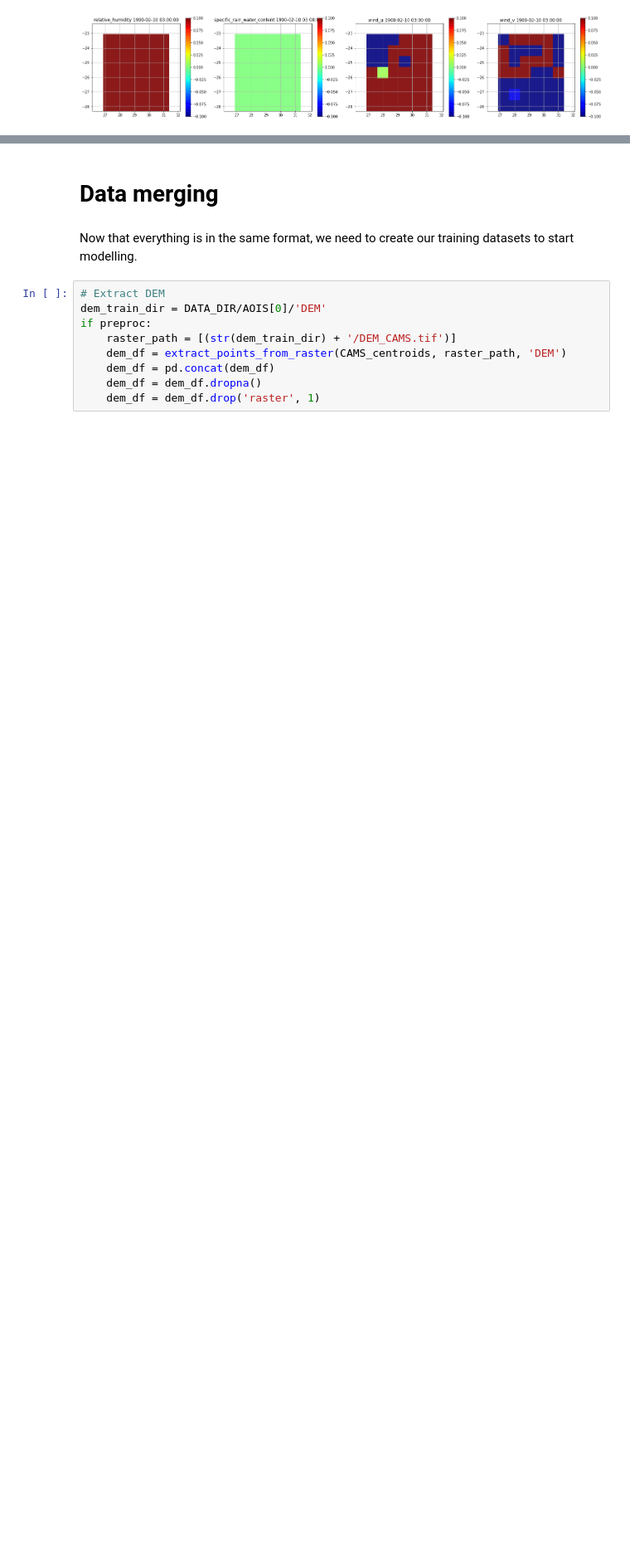
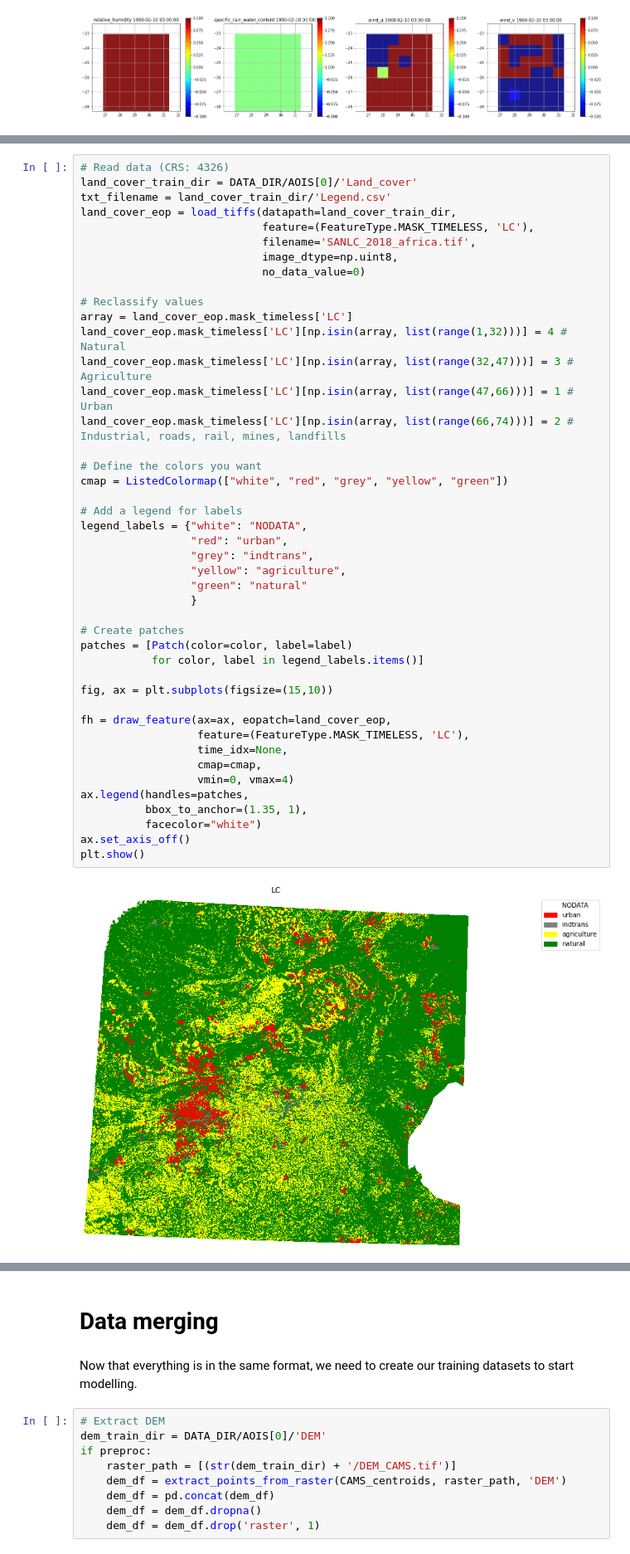
Before and after one commit to masawdah/air_quality, a Jupyter notebook: train_PM25.ipynb, the cells around one changed output, grey strips where cells are left out. Shown at 83% size. Saved outputs shown, nothing was run; the diff lists cells and outputs as text; blank space fills up the shorter version.

Commit message:
add LC to train data, models pending

```diff
--- a/train_PM25.ipynb
+++ b/train_PM25.ipynb
@@ -364,0 +347,46 @@ for nn, (fname, norm) in enumerate(zip(era5_products, normalisations)):
+# %%
+# Read data (CRS: 4326)
+land_cover_train_dir = DATA_DIR/AOIS[0]/'Land_cover'
+txt_filename = land_cover_train_dir/'Legend.csv'
+land_cover_eop = load_tiffs(datapath=land_cover_train_dir,
+                            feature=(FeatureType.MASK_TIMELESS, 'LC'),
+                            filename='SANLC_2018_africa.tif',
+                            image_dtype=np.uint8,
+                            no_data_value=0)
+
+# Reclassify values
+array = land_cover_eop.mask_timeless['LC']
+land_cover_eop.mask_timeless['LC'][np.isin(array, list(range(1,32)))] = 4 # Natural
+land_cover_eop.mask_timeless['LC'][np.isin(array, list(range(32,47)))] = 3 # Agriculture
+land_cover_eop.mask_timeless['LC'][np.isin(array, list(range(47,66)))] = 1 # Urban
+land_cover_eop.mask_timeless['LC'][np.isin(array, list(range(66,74)))] = 2 # Industrial, roads, rail, mines, landfills
+
+# Define the colors you want
+cmap = ListedColormap(["white", "red", "grey", "yellow", "green"])
+
+# Add a legend for labels
+legend_labels = {"white": "NODATA",
+                 "red": "urban",
+                 "grey": "indtrans",
+                 "yellow": "agriculture",
+                 "green": "natural"
+                 }
+
+# Create patches
+patches = [Patch(color=color, label=label)
+           for color, label in legend_labels.items()]
+
+fig, ax = plt.subplots(figsize=(15,10))
+
+fh = draw_feature(ax=ax, eopatch=land_cover_eop,
+                  feature=(FeatureType.MASK_TIMELESS, 'LC'),
+                  time_idx=None,
+                  cmap=cmap,
+                  vmin=0, vmax=4)
+ax.legend(handles=patches,
+          bbox_to_anchor=(1.35, 1),
+          facecolor="white")
+ax.set_axis_off()
+plt.show()
+# %% [output]
+[figure, added]
```
Also changed, not shown: parts of 24 cells of this notebook, 1 other file.
